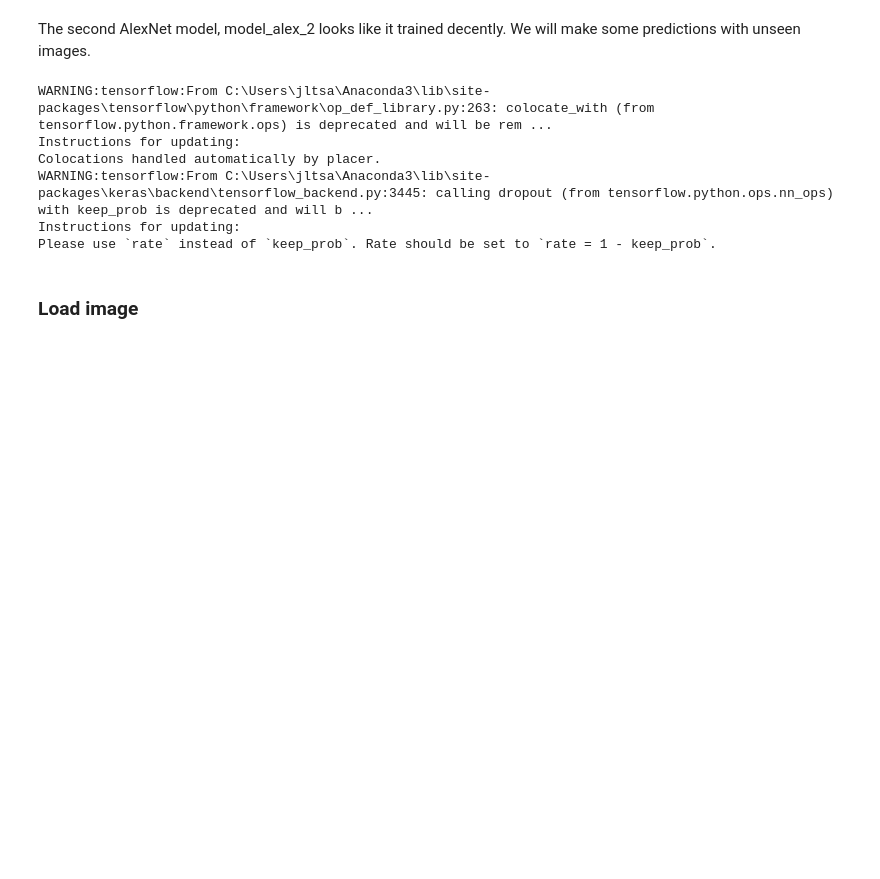
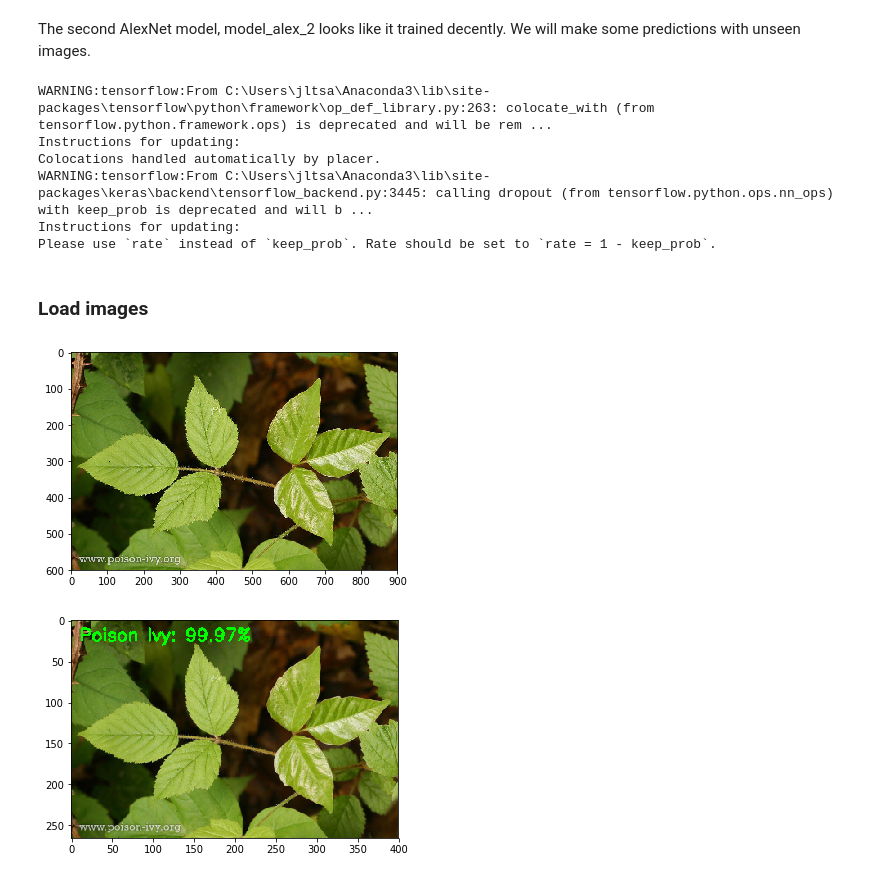
Before and after one commit to jltsao88/Capstone_Project_2, a Jupyter notebook: Binary_Classification_CNN.ipynb, the cells around one changed output. Cells and saved outputs as stored; diff of their text form; code cells hidden in the pictures; blank space fills up the shorter version.

Commit message:
image tests

```diff
--- a/Binary_Classification_CNN.ipynb
+++ b/Binary_Classification_CNN.ipynb
@@ -157,4 +156,4 @@ Please use `rate` instead of `keep_prob`. Rate should be set to `rate = 1 - keep
 # %%
 m.load_weights('models\\best_weights_alex.hdf5')
 # %% [markdown]
-### Load image
+### Load images
@@ -164,7 +168,14 @@ ivy1 = 'C:\\Users\\jltsa\\Desktop\\Project_2\\test_images\\poison_ivy\\ivy1.jpg'
+# %%
+def display_im(path):
+    img = cv2.imread(path)
+    img = cv2.cvtColor(img, cv2.COLOR_BGR2RGB)
+    plt.imshow(img)
+    plt.show()
 # %%
 #Load image and make a copy for later use
 def make_prediction(path, model):
     image = cv2.imread(path,cv2.IMREAD_COLOR)
+    image = cv2.cvtColor(image, cv2.COLOR_BGR2RGB)
     orig_im = image.copy()
     #pre-process image
     image = cv2.resize(image, (227,227))
@@ -183,9 +194,13 @@ def make_prediction(path, model):
 
     output = imutils.resize(orig_im, width=400)
     cv2.putText(output, label, (10, 25), cv2.FONT_HERSHEY_SIMPLEX,
-               0.7, (0, 0, 255), 2)
+               0.7, (0, 255, 0), 2)
 
-    cv2.imshow('Output', output)
-    cv2.waitKey(0)
+    plt.imshow( output)
+    plt.show()
 # %%
+display_im(ivy1)
 make_prediction(ivy1, m)
+# %% [output]
+[figure, added]
+[figure, added]
```
Also changed, not shown: parts of 9 cells of this notebook.
